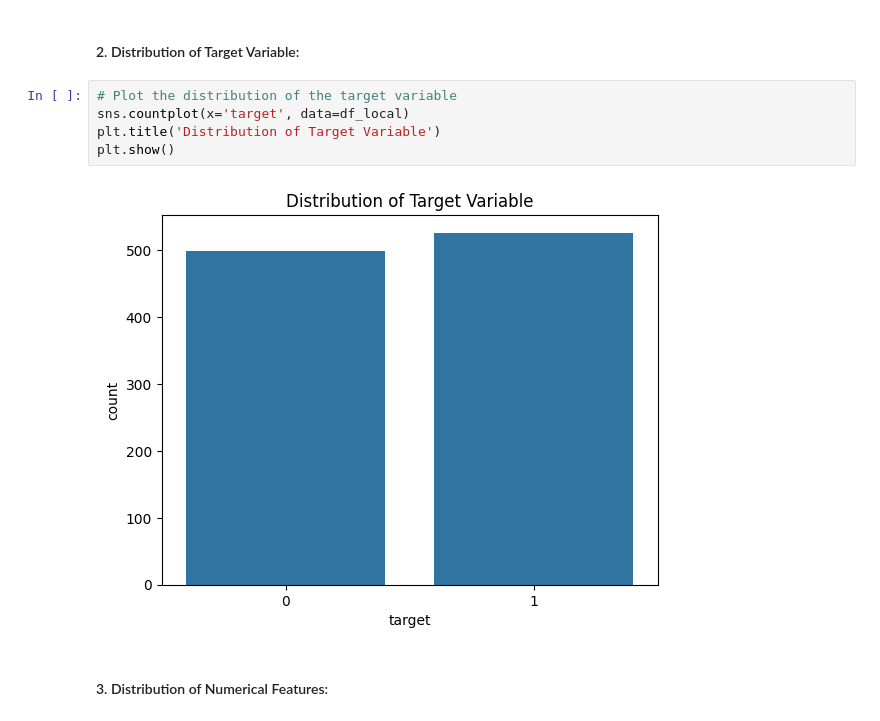
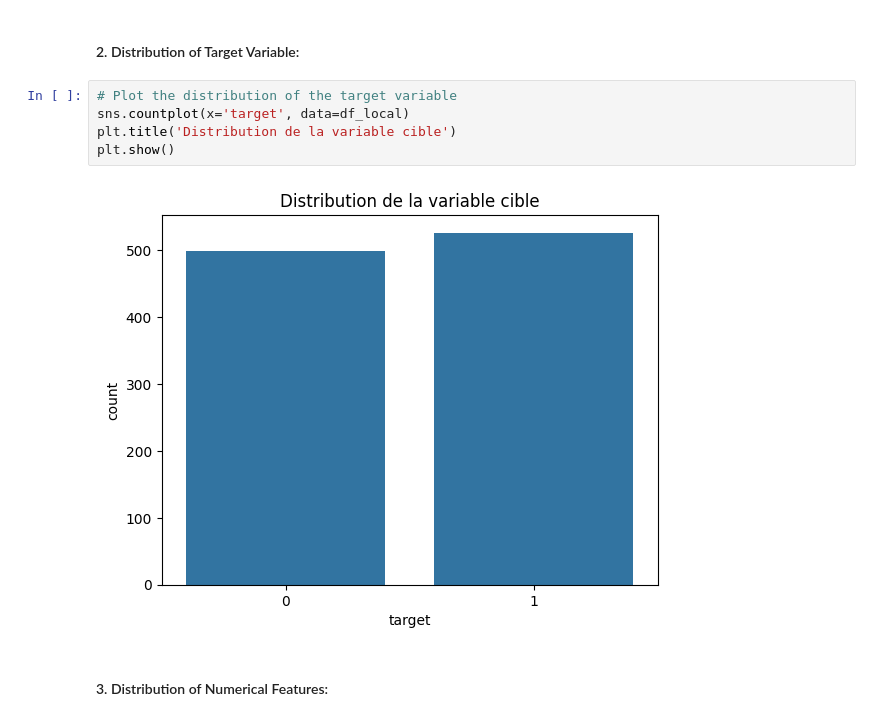
Before and after one commit to asndiallo/MedAI-MultiDataset-Study, a Jupyter notebook: notebooks/heart-disease.ipynb, the cells around one changed output. Cells and saved outputs as stored; diff of their text form.

```diff
--- a/notebooks/heart-disease.ipynb
+++ b/notebooks/heart-disease.ipynb
@@ -197,10 +197,10 @@ df_local.describe()
 # %%
 # Plot the distribution of the target variable
 sns.countplot(x='target', data=df_local)
-plt.title('Distribution of Target Variable')
+plt.title('Distribution de la variable cible')
 plt.show()
 # %% [output]
-[figure, old version]
+[figure, new version]
 # %% [markdown]
 #### 3. Distribution of Numerical Features:
 # %%
```
Also changed, not shown: parts of 3 cells of this notebook, 1 other file.
